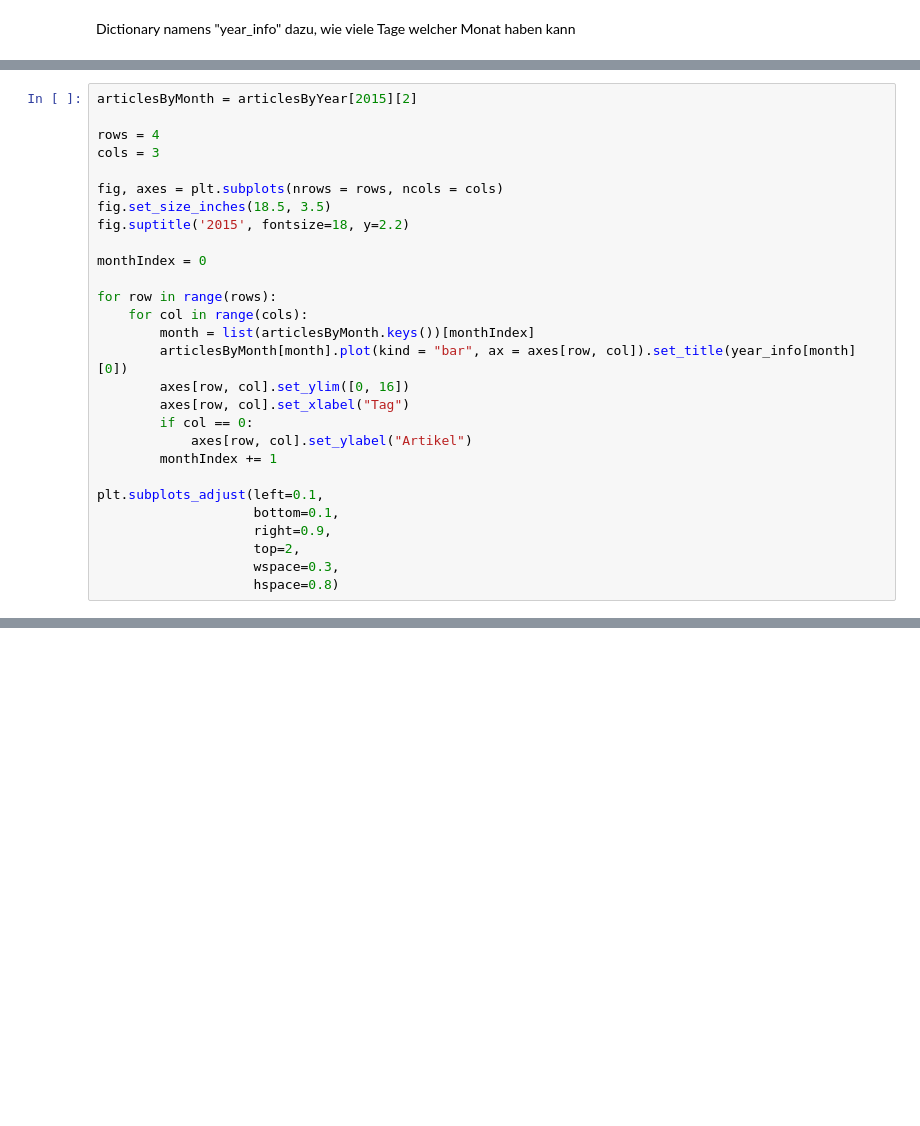
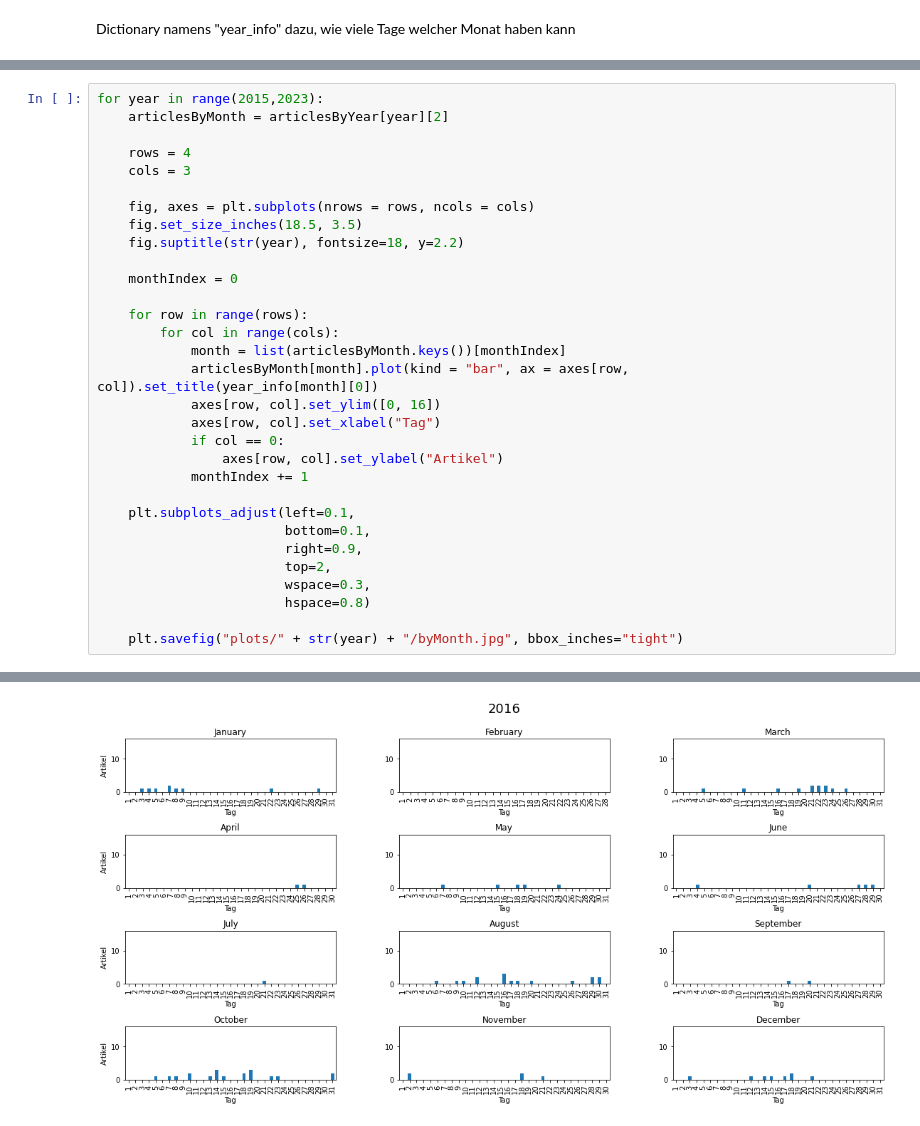
Before and after one commit to ddorothea/jemen, a Jupyter notebook: preprocessing/02_relevance-filtering.ipynb, the cells around one changed output, grey strips where cells are left out. Saved outputs shown, nothing was run; the diff lists cells and outputs as text; blank space fills up the shorter version.

Commit message:
generate plots by month for every year

```diff
--- a/preprocessing/02_relevance-filtering.ipynb
+++ b/preprocessing/02_relevance-filtering.ipynb
@@ -184,32 +186,36 @@ plt.subplots_adjust(left=0.1,
 # %% [output]
 [figure]
 # %%
-articlesByMonth = articlesByYear[2015][2]
+for year in range(2015,2023):
+    articlesByMonth = articlesByYear[year][2]
 
-rows = 4
-cols = 3
+    rows = 4
+    cols = 3
 
-fig, axes = plt.subplots(nrows = rows, ncols = cols)
-fig.set_size_inches(18.5, 3.5)
-fig.suptitle('2015', fontsize=18, y=2.2)
+    fig, axes = plt.subplots(nrows = rows, ncols = cols)
+    fig.set_size_inches(18.5, 3.5)
+    fig.suptitle(str(year), fontsize=18, y=2.2)
 
-monthIndex = 0
+    monthIndex = 0
 
-for row in range(rows):
-    for col in range(cols):
-        month = list(articlesByMonth.keys())[monthIndex]
-        articlesByMonth[month].plot(kind = "bar", ax = axes[row, col]).set_title(year_info[month][0])
-        axes[row, col].set_ylim([0, 16])
-        axes[row, col].set_xlabel("Tag")
-        if col == 0:
-            axes[row, col].set_ylabel("Artikel")
-        monthIndex += 1
+    for row in range(rows):
+        for col in range(cols):
+            month = list(articlesByMonth.keys())[monthIndex]
+            articlesByMonth[month].plot(kind = "bar", ax = axes[row, col]).set_title(year_info[month][0])
+            axes[row, col].set_ylim([0, 16])
+            axes[row, col].set_xlabel("Tag")
+            if col == 0:
+                axes[row, col].set_ylabel("Artikel")
+            monthIndex += 1
 
-plt.subplots_adjust(left=0.1,
-                    bottom=0.1,
-                    right=0.9,
-                    top=2,
-                    wspace=0.3,
-                    hspace=0.8)
+    plt.subplots_adjust(left=0.1,
+                        bottom=0.1,
+                        right=0.9,
+                        top=2,
+                        wspace=0.3,
+                        hspace=0.8)
+
+    plt.savefig("plots/" + str(year) + "/byMonth.jpg", bbox_inches="tight")
 # %% [output]
 [figure]
+[figure, added]
```
Also changed, not shown: parts of 2 cells of this notebook, 17 other files.
